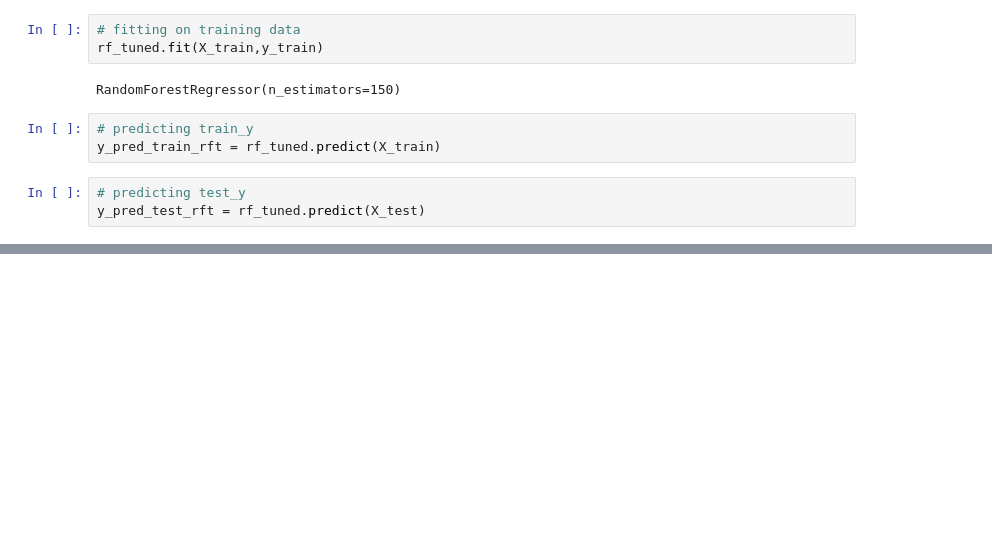
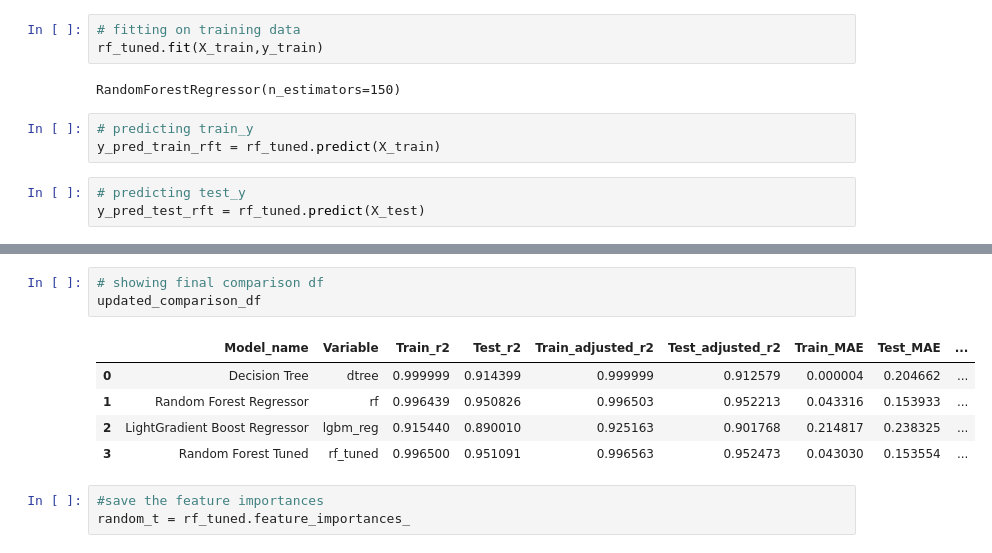
Before and after one commit to santoshmahanti/Rossmann-Sales-Prediction, a Jupyter notebook: Random_Forest_Hyperparameter_Tuning_Notebook_3.ipynb, the cells around one changed output, grey strips where cells are left out. Cells and saved outputs as stored; diff of their text form; blank space fills up the shorter version.

```diff
--- a/Random_Forest_Hyperparameter_Tuning_Notebook_3.ipynb
+++ b/Random_Forest_Hyperparameter_Tuning_Notebook_3.ipynb
@@ -207,0 +246,12 @@ root Mean Squared Error for testing data is 0.2114633113938232
+# %%
+# showing final comparison df
+updated_comparison_df
+# %% [output]
+|  | Model_name | Variable | Train_r2 | Test_r2 | Train_adjusted_r2 | Test_adjusted_r2 | Train_MAE | Test_MAE | ... |
+| 0 | Decision Tree | dtree | 0.999999 | 0.914399 | 0.999999 | 0.912579 | 0.000004 | 0.204662 | ... |
+| 1 | Random Forest Regressor | rf | 0.996439 | 0.950826 | 0.996503 | 0.952213 | 0.043316 | 0.153933 | ... |
+| 2 | LightGradient Boost Regressor | lgbm_reg | 0.915440 | 0.890010 | 0.925163 | 0.901768 | 0.214817 | 0.238325 | ... |
+| 3 | Random Forest Tuned | rf_tuned | 0.996500 | 0.951091 | 0.996563 | 0.952473 | 0.043030 | 0.153554 | ... |
+# %%
+#save the feature importances
+random_t = rf_tuned.feature_importances_
```
Also changed, not shown: parts of 22 cells of this notebook.
